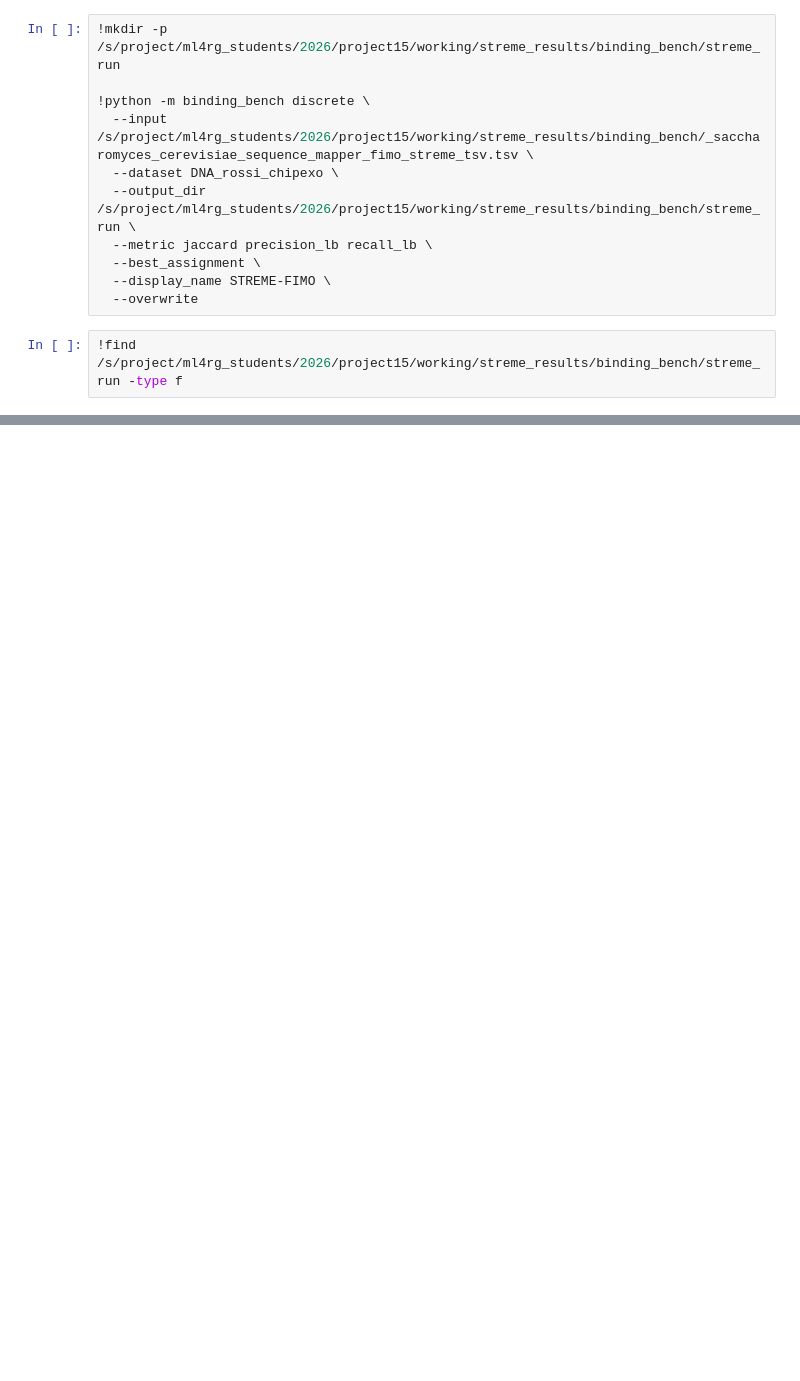
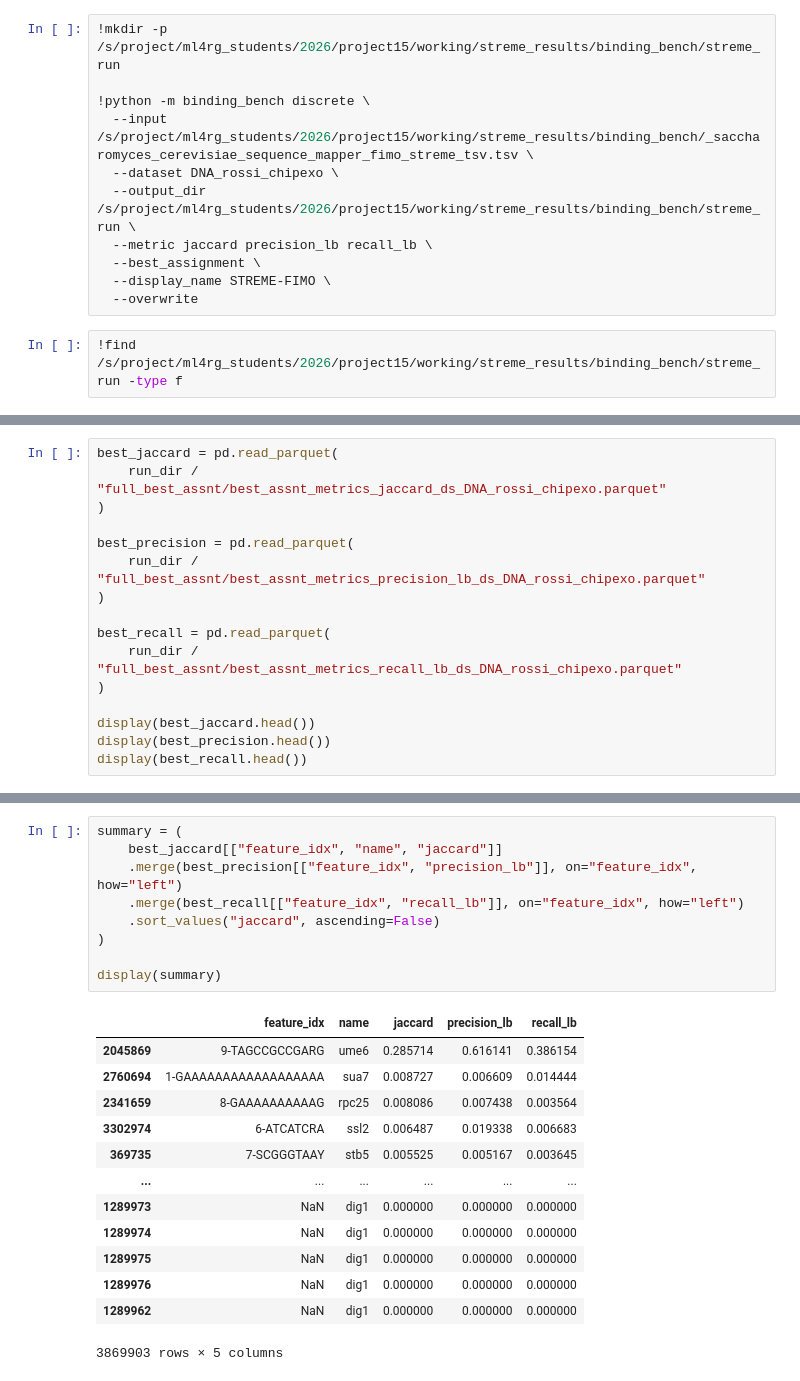
Before and after one commit to Kotronon/ML4RG_project15, a Jupyter notebook: streme_pipeline.ipynb, the cells around one changed output, grey strips where cells are left out. Saved outputs shown, nothing was run; the diff lists cells and outputs as text; blank space fills up the shorter version.

```diff
--- a/streme_pipeline.ipynb
+++ b/streme_pipeline.ipynb
@@ -291,0 +339,16 @@ total 4.8M
+# %%
+best_jaccard = pd.read_parquet(
+    run_dir / "full_best_assnt/best_assnt_metrics_jaccard_ds_DNA_rossi_chipexo.parquet"
+)
+
+best_precision = pd.read_parquet(
+    run_dir / "full_best_assnt/best_assnt_metrics_precision_lb_ds_DNA_rossi_chipexo.parquet"
+)
+
+best_recall = pd.read_parquet(
+    run_dir / "full_best_assnt/best_assnt_metrics_recall_lb_ds_DNA_rossi_chipexo.parquet"
+)
+
+display(best_jaccard.head())
+display(best_precision.head())
+display(best_recall.head())
@@ -291,0 +603,23 @@ total 4.8M
+# %%
+summary = (
+    best_jaccard[["feature_idx", "name", "jaccard"]]
+    .merge(best_precision[["feature_idx", "precision_lb"]], on="feature_idx", how="left")
+    .merge(best_recall[["feature_idx", "recall_lb"]], on="feature_idx", how="left")
+    .sort_values("jaccard", ascending=False)
+)
+
+display(summary)
+# %% [output]
+|  | feature_idx | name | jaccard | precision_lb | recall_lb |
+| 2045869 | 9-TAGCCGCCGARG | ume6 | 0.285714 | 0.616141 | 0.386154 |
+| 2760694 | 1-GAAAAAAAAAAAAAAAAAA | sua7 | 0.008727 | 0.006609 | 0.014444 |
+| 2341659 | 8-GAAAAAAAAAAG | rpc25 | 0.008086 | 0.007438 | 0.003564 |
+| 3302974 | 6-ATCATCRA | ssl2 | 0.006487 | 0.019338 | 0.006683 |
+| 369735 | 7-SCGGGTAAY | stb5 | 0.005525 | 0.005167 | 0.003645 |
+| ... | ... | ... | ... | ... | ... |
+| 1289973 | NaN | dig1 | 0.000000 | 0.000000 | 0.000000 |
+| 1289974 | NaN | dig1 | 0.000000 | 0.000000 | 0.000000 |
+| 1289975 | NaN | dig1 | 0.000000 | 0.000000 | 0.000000 |
+| 1289976 | NaN | dig1 | 0.000000 | 0.000000 | 0.000000 |
+| 1289962 | NaN | dig1 | 0.000000 | 0.000000 | 0.000000 |
+3869903 rows × 5 columns
```
Also changed, not shown: parts of 32 cells of this notebook.
